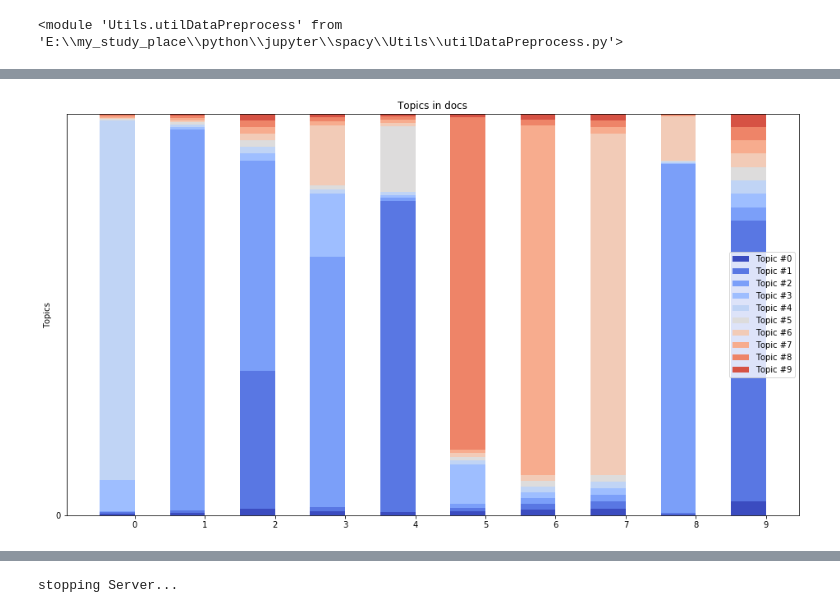
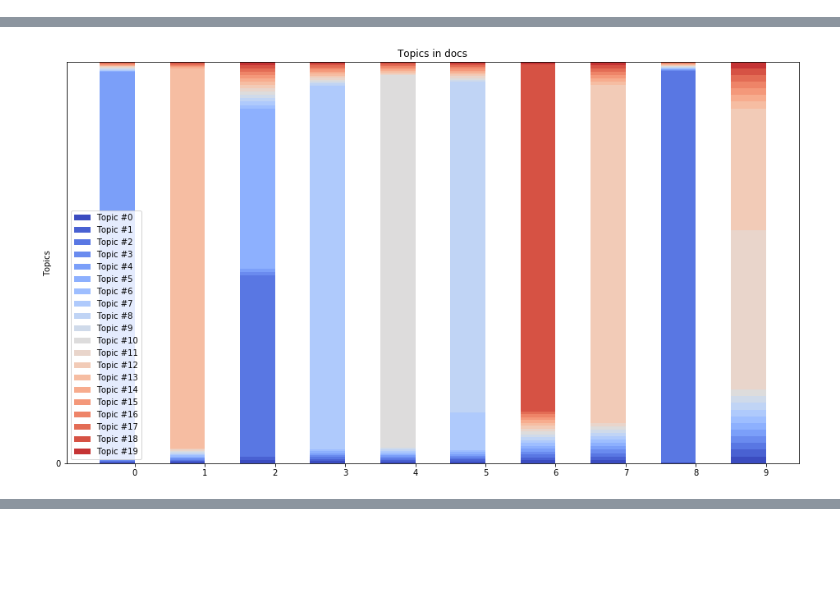
Before and after one commit to heirish/machine-learning-portfolio, a Jupyter notebook: algorithms/nlp/spacy_topic_model.ipynb, the cells around one changed output, grey strips where cells are left out. Saved outputs shown, nothing was run; the diff lists cells and outputs as text; code cells hidden in the pictures; blank space fills up the shorter version.

```diff
--- a/algorithms/nlp/spacy_topic_model.ipynb
+++ b/algorithms/nlp/spacy_topic_model.ipynb
@@ -33,5 +33,7 @@ importlib.reload(DataLoadModel)
 importlib.reload(utilTools)
 importlib.reload(utilLDA)
 importlib.reload(utilDataPreprocess)
+
+IDFILE="./idlist.pkl"
+DATAFILE="./preprocessed_data.pkl"
+VECTORIZERFILE = "./vectorizer.pkl"
-# %% [output]
-<module 'Utils.utilDataPreprocess' from 'E:\\my_study_place\\python\\jupyter\\spacy\\Utils\\utilDataPreprocess.py'>
@@ -38,36 +52,61 @@ importlib.reload(utilDataPreprocess)
+# %%
+def loadPreprocessedData():
+    try:
+        idlist = utilTools.pickleLoad(IDFILE)
+        data = utilTools.pickleLoad(DATAFILE)
+        vetorizer = utilTools.pickleLoad(VECTORIZERFILE)
+    except Exception as e:
+        print(e)
+        print("save failed, idfile={}, dataFile={}, vectorizerFile={}".format(IDFILE, DATAFILE, VECTORIZERFILE))
+        raise e
+
+    return idlist, data, vectorizer
 # %%
 %time
 if __name__ == "__main__":
-    start_time = time.time()
-    data = DataLoadModel.iterLoadStackoverflowFromES(100)
-    end_time = time.time()
-    print("Retrieved {} records in {} Seconds".format(len(data), end_time - start_time))
-    #10001 records in 246.03912162780762 Seconds
 
-    #print(data[1])
-    X_train = [row[1] for row in data]
-    #print(X_train[1])
-    #for compare process time
-    X_train_preprocess, vectorizer = utilDataPreprocess.preProcessData(X_train, 1, 1000)
-    #Preprocess done in 420.02149057388306 Seconds, n_jobs=1, 10000 records
-    #cpu_cores = multiprocessing.cpu_count()
-    X_train_preprocess, vectorizer = utilDataPreprocess.preProcessData(X_train, 8, 1000)
+    try:
+        start_time = time.time()
+        idlist, X_train_preprocess, vectorizer = loadPreprocessedData()
+        end_time = time.time()
+        print("load {} preprocessed records in {} Seconds".format(len(idlist), end_time - start_time))
+    except Exception as e:
+        print("load preprocessed data failed, Will retrieve from dataset...")
+        start_time = time.time()
+        data = DataLoadModel.iterLoadStackoverflowFromES(100)
+        end_time = time.time()
+        print("Retrieved {} records in {} Seconds".format(len(data), end_time - start_time))
+        #10001 records in 246.03912162780762 Seconds
+
+        #print(data[1])
+        X_train = [row[1] for row in data]
+        idlist = [row[0] for row in data]
+        #print(X_train[1])
+        #Preprocess done in 420.02149057388306 Seconds, n_jobs=1, 10000 records
+        #cpu_cores = multiprocessing.cpu_count()
+        X_train_preprocess, vectorizer = utilDataPreprocess.preProcessData(X_train, 8, 1000)
+        #save X_train_preprocess and vectorizer for multi later training
+        try:
+            savePreprocessedData(idlist, X_train_preprocess, vectorizer)
+        except Exception as e:
+            print("pickleDump Failed")
+            pass
 
     start_time = time.time()
-    lda = utilLDA.trainLDA(X_train_preprocess, n_topics=10)
+    lda = utilLDA.trainLDA(X_train_preprocess, n_topics=20)
     feature_names = vectorizer.get_feature_names()
     utilLDA.print_top_words(lda, feature_names, 20)
     end_time = time.time()
-    print("Retrieved {} records in {} Seconds".format(len(data), end_time - start_time))
+    print("Trained LDA in {} Seconds".format(end_time - start_time))
 
     #get document_topic_distribution
     doc_topic_distr = lda.transform(X_train_preprocess[:10])
     utilLDA.visDocTopicDist(doc_topic_distr)
     print(doc_topic_distr.shape)
-    #print(data[0])
-    #print(doc_topic_distr[0])
+    print(idlist[0])
+    print(doc_topic_distr[0])
 
     #utilLDA.visLDA(lda, X_train_preprocess, vectorizer, utilTools.getIP(), 8889)
-    utilLDA.visLDA(lda, X_train_preprocess, vectorizer, "127.0.0.1", 8889)
+    utilLDA.visLDA(lda, X_train_preprocess, vectorizer, "127.0.0.1",8889)
 # %% [output]
 Wall time: 0 ns
@@ -90 +129 @@ Retrieved 100 records in 1.1259949207305908 Seconds
-[figure, old version]
+[figure, new version]
@@ -106 +135,0 @@ Serving to http://127.0.0.1:8889/    [Ctrl-C to exit]
-stopping Server...
```
Also changed, not shown: parts of 2 cells of this notebook, 2 other files.
